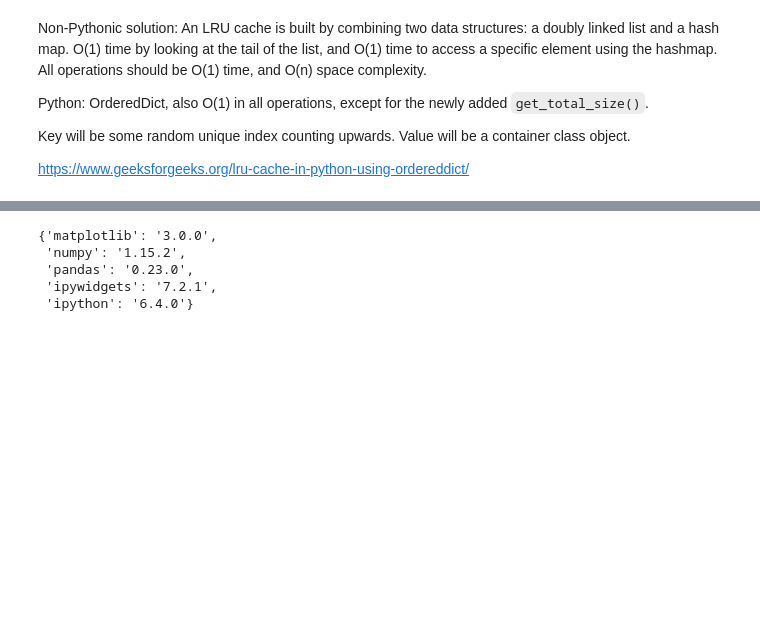
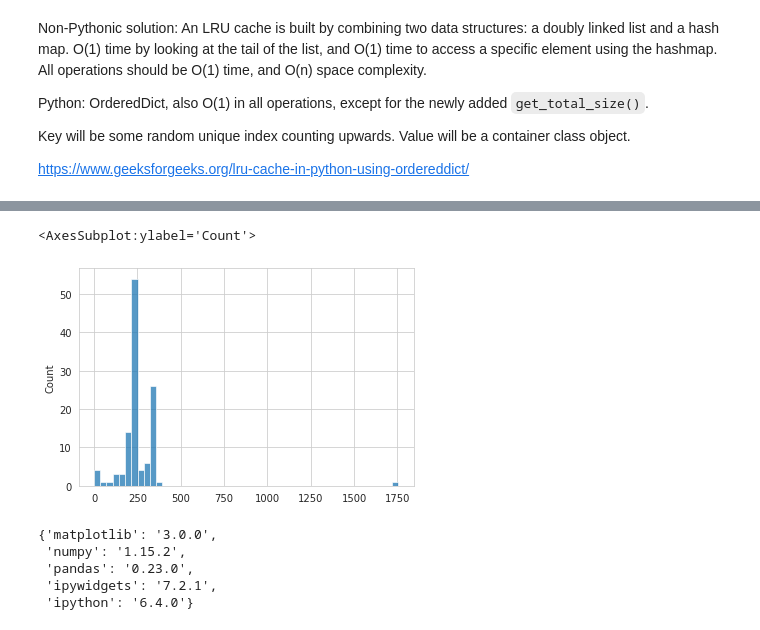
Before and after one commit to kevingao26/Binder-Logs, a Jupyter notebook: 6. The Models/Model Workspace.ipynb, the cells around one changed output, grey strips where cells are left out. Drawn from its saved outputs; the diff is of its cells as text; code cells hidden in the pictures; blank space fills up the shorter version.

```diff
--- a/6. The Models/Model Workspace.ipynb
+++ b/6. The Models/Model Workspace.ipynb
@@ -166,3 +174,7 @@ dep_list
  'numpydoc',
  'requests-oauthlib',
  ...]
+# %%
+dep_binary_df = dep_df.copy(deep=True)
+dep_binary_df = dep_binary_df.astype(bool).astype(int)
+dep_binary_df
@@ -342,15 +453,24 @@ hitrate = (total libs - # of containers created) / total libs
 # %%
-def MODEL_nl(kind, custom=None, capacity=sys.maxsize):
+def MODEL_nl(kind, custom=None, constraints=[-1, -1, -1], alpha="r"):
+
+    if kind not in ["naive", "lru_i", "lru_c", "land"]:
+        raise ValueError('Model type not specified correctly.')
+
+    constraints = [sys.maxsize if i == -1 else i for i in constraints]
+    ct_limit, cache_limit, capacity = constraints
+    if cache_limit == sys.maxsize:
+        cache_limit = False
+
     start = time.time()
-    cache = LRUCache(capacity)
+    cache = LRUCache(ct_limit, cache_limit, capacity)
     count = 0
     ct_count = 0
     containers = []
 
     if custom == "timeit":
-        df = launches_df[0:5000]
+        df = launches_df[0:800]
     elif custom:
-        df = launches_df[0:1000]
+        df = launches_df[0:200]
     else:
         df = launches_df
 
@@ -366,11 +486,11 @@ def MODEL_nl(kind, custom=None, capacity=sys.maxsize):
             dep_list_m = dep_series.index
 
             # Reuse image specifications that are fully contained by a container
-            if kind[0:3] == "lru":
+            if kind != "naive":
                 # want reversed because we want to look at newest ones first (higher hit rate)
                 for key in reversed(cache.cache):
                     ct = cache.get(key)
-                    if (kind == "lru_c"):
+                    if (kind == "lru_c") or (kind == "land"):
                         if ct.compare_contains(dep_list_m):
                             cache.shift(key)
                             need_container = False
@@ -381,12 +501,22 @@ def MODEL_nl(kind, custom=None, capacity=sys.maxsize):
                             need_container = False
                             break
 
+            if (kind == "land") and need_container:
+                for key in reversed(cache.cache):
+                    ct = cache.get(key)
+                    ct_series = dep_df.index.map(lambda x: x in ct.pack_list).astype(int)
+                    if cosine_sim(dep_binary_df[ref], ct_series) > alpha:
+                        # combine container
+                        pass
+
             count += 1
             if need_container:
                 ct_count += 1
                 new_ct = Container(dep_series.to_dict())
                 containers.append(new_ct)
-                cache.put(ct_count, new_ct)
+                if kind != "naive":
+                    # cache key will be ct_count(arbitrary) and value will be container
+                    cache.put(ct_count, new_ct)
         except:
             pass
 
@@ -402,6 +532,6 @@ def MODEL_nl(kind, custom=None, capacity=sys.maxsize):
     return time_taken, count, ct_count, containers, total_size, total_time, hitrate, cache
     return time_taken, count, containers, 1, 1
 
-nl_time_taken, nl_count, nl_ct_count, nl_containers, nl_size, nl_time, nl_hitrate, nl_cache = MODEL_nl('lru_c', 1)
+nl_time_taken, nl_count, nl_ct_count, nl_containers, nl_size, nl_time, nl_hitrate, nl_cache = MODEL_nl('lru_c', 1, [200, -1, -1])
 nl_time_taken, nl_count, nl_ct_count, nl_size, nl_time, nl_hitrate
 # %% [output]
@@ -433,3 +605,11 @@ lru_containers[10].dep_version_dict
+# %%
+l = []
+for i in nl_containers:
+    l.append(i.size)
+sns.histplot(l)
+# %% [output]
+<AxesSubplot:ylabel='Count'>
+[figure, added]
 # %%
 b = {'numpy': '1.15.2', 'pandas': '0.23.0', 'matplotlib': '3.0.0', 'ipywidgets': '7.2.1', 'ipython': '6.4.0'}
 # %%
```
Also changed, not shown: parts of 45 cells of this notebook, 2 other files.
